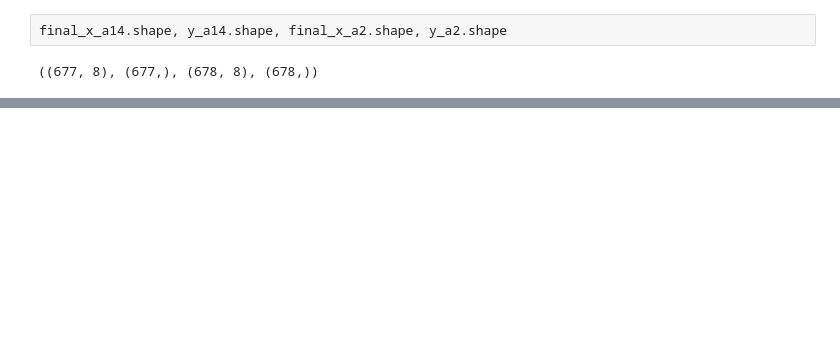
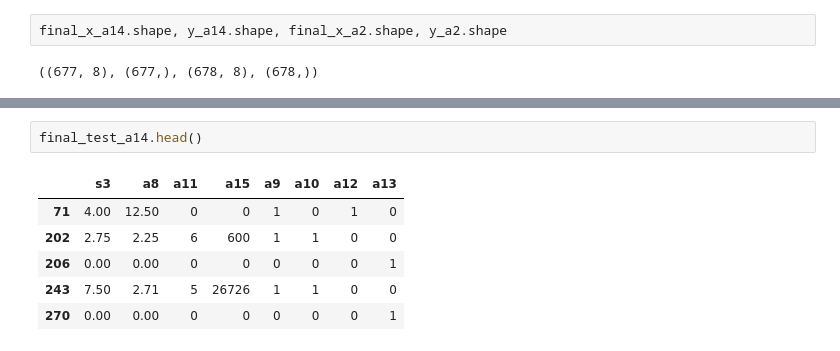
Before and after one commit to rishi-wqd190004/t81_588_course, a Jupyter notebook: assignments/assignment_4.ipynb, the cells around one changed output, grey strips where cells are left out. Cells and saved outputs as stored; diff of their text form; blank space fills up the shorter version.

```diff
--- a/assignments/assignment_4.ipynb
+++ b/assignments/assignment_4.ipynb
@@ -142,0 +286,9 @@ y = torch.tensor(y_a14.values, dtype=torch.float32, device=device).view(-1,1)
+# %%
+final_test_a14.head()
+# %% [output]
+|  | s3 | a8 | a11 | a15 | a9 | a10 | a12 | a13 |
+| 71 | 4.00 | 12.50 | 0 | 0 | 1 | 0 | 1 | 0 |
+| 202 | 2.75 | 2.25 | 6 | 600 | 1 | 1 | 0 | 0 |
+| 206 | 0.00 | 0.00 | 0 | 0 | 0 | 0 | 0 | 1 |
+| 243 | 7.50 | 2.71 | 5 | 26726 | 1 | 1 | 0 | 0 |
+| 270 | 0.00 | 0.00 | 0 | 0 | 0 | 0 | 0 | 1 |
```
Also changed, not shown: parts of 19 cells of this notebook.
